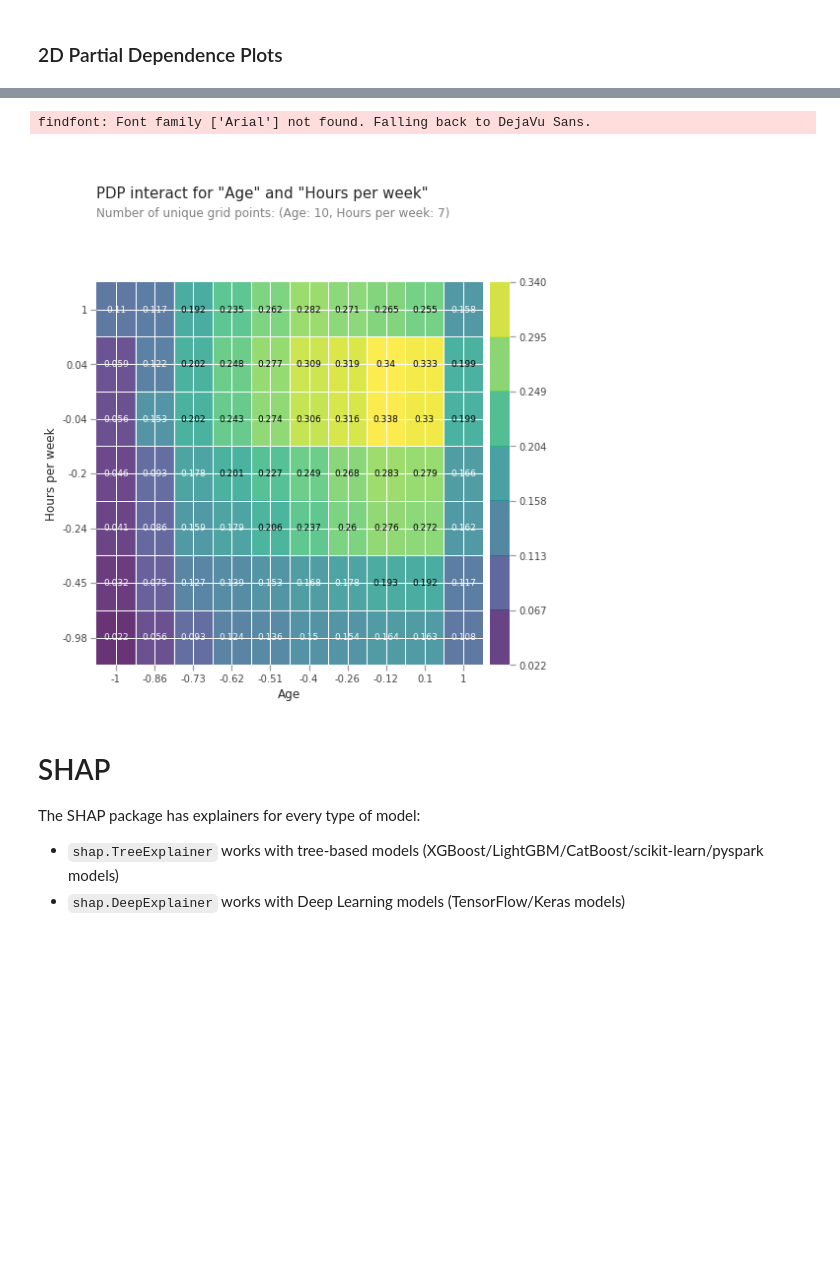
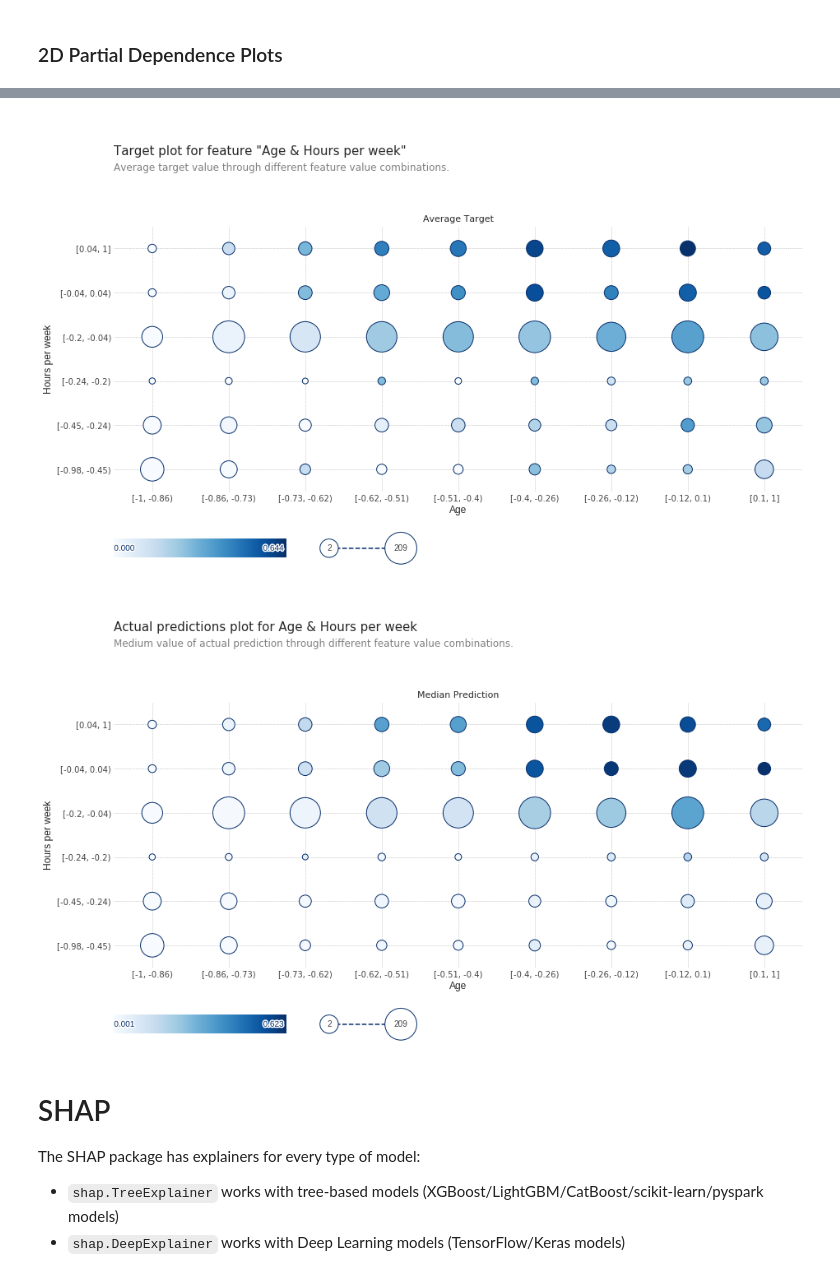
Before and after one commit to basisai/xafai-demo, a Jupyter notebook: toy_example.ipynb, the cells around one changed output, grey strips where cells are left out. Drawn from its saved outputs; the diff is of its cells as text; code cells hidden in the pictures; blank space fills up the shorter version.

```diff
--- a/toy_example.ipynb
+++ b/toy_example.ipynb
@@ -126,6 +124,9 @@ x_train = pd.DataFrame(np.c_[ohe_train, scaled_train].astype(np.float32, copy=Fa
                        columns=FEATURES)
 x_val = pd.DataFrame(np.c_[ohe_val, scaled_val].astype(np.float32, copy=False),
                        columns=FEATURES)
+
+y_train = y_train.reset_index(drop=True)
+y_val = y_val.reset_index(drop=True)
 # %% [markdown]
 ## Train model
 # %%
@@ -177,3 +177,11 @@ x_sample = x_train.sample(3000, random_state=0)
+# %%
+np.random.seed(0)
+idx = np.random.choice(np.arange(len(x_train)), size=3000, replace=False)
+
+x_sample = x_train.iloc[idx]
+y_sample = y_train.iloc[idx]
+
+sample = pd.concat([x_sample, y_sample], axis=1)
 # %% [markdown]
 # Partial Dependence Plots
 # %% [markdown]
@@ -223,18 +243,12 @@ fig, _ = target_plot
 # %%
-feature1 = 'Age'
-feature2 = 'Hours per week'
-
 fig, axes, summary_df = info_plots.target_plot_interact(
-    df=pd.concat([x_sample, y_sample], axis=1),
-    [feature1, feature2], [feature1, feature2], TARGET)
+    sample, [feature1, feature2], [feature1, feature2], TARGET)
 
 fig, axes, summary_df = info_plots.actual_plot_interact(
     clf, x_sample, [feature1, feature2], [feature1, feature2])
-
-fig = pdp_interact_plot(clf, x_sample, FEATURES, feature1, feature2)
 # %% [output]
-findfont: Font family ['Arial'] not found. Falling back to DejaVu Sans.
-[figure, old version]
+[figure, new version]
+[figure, added]
 # %% [markdown]
 # SHAP
 
```
Also changed, not shown: parts of 8 cells of this notebook, 1 other file.
